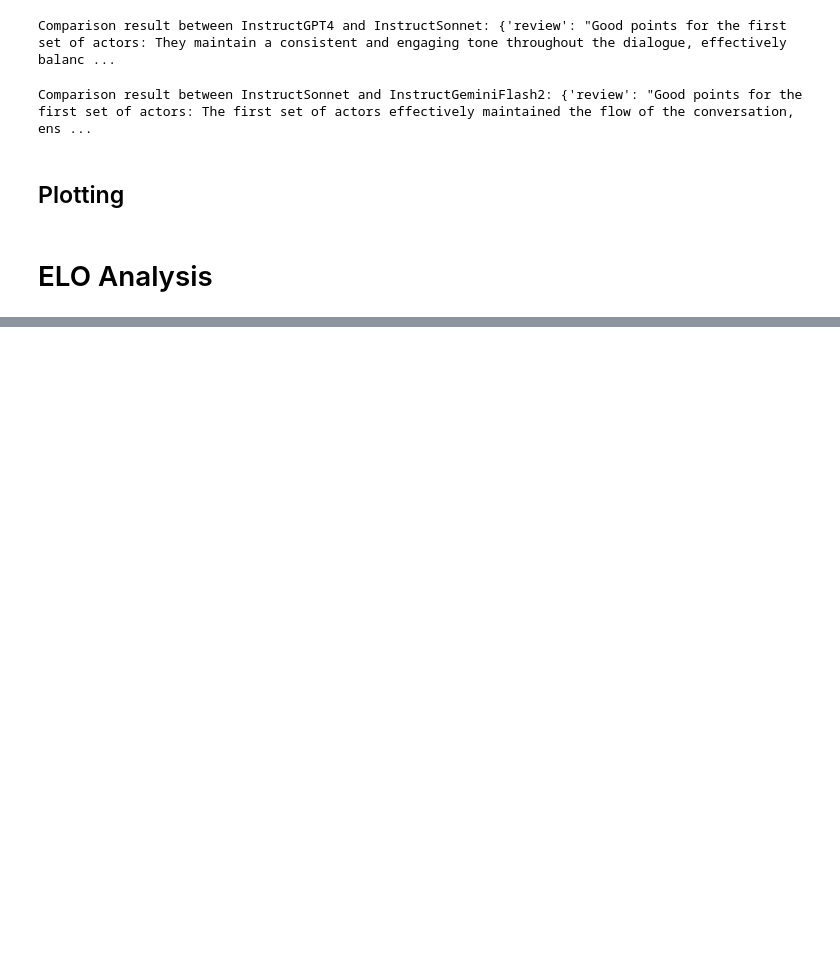
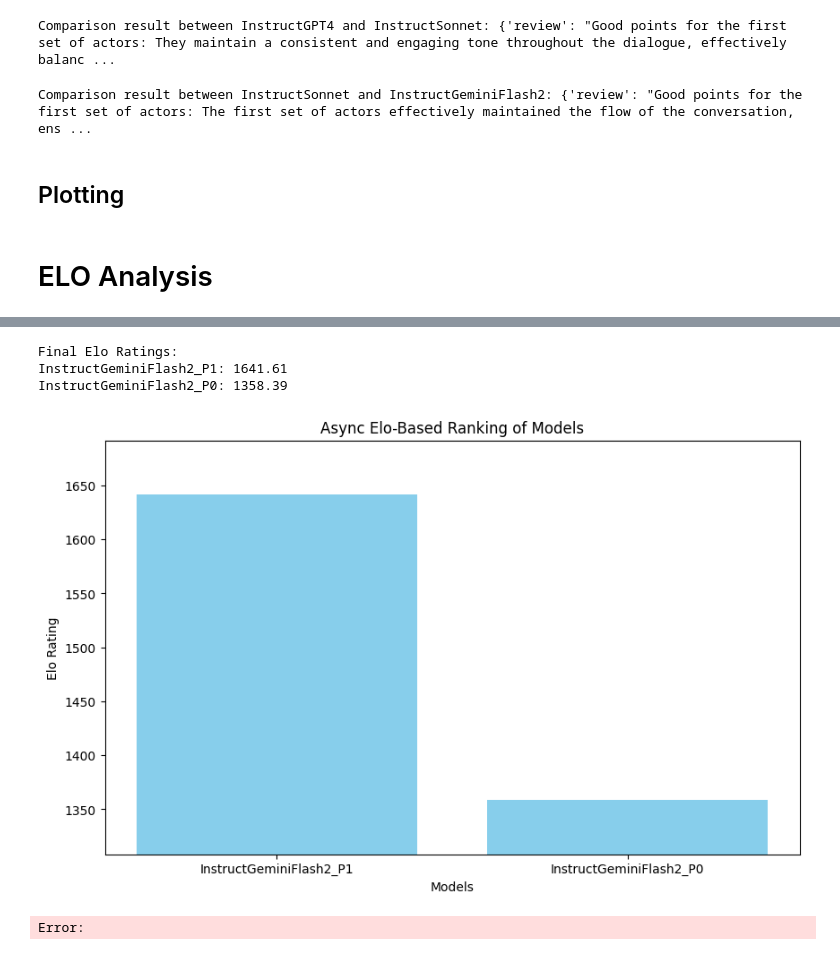
Before and after one commit to Johnny-Z13/digital-actors, a Jupyter notebook: qa_research/qa_analysis.ipynb, the cells around one changed output, grey strips where cells are left out. Drawn from its saved outputs; the diff is of its cells as text; code cells hidden in the pictures; blank space fills up the shorter version.

```diff
--- a/qa_research/qa_analysis.ipynb
+++ b/qa_research/qa_analysis.ipynb
@@ -373,0 +288,9 @@ plt.show()
+# %%
+# This will load the Elo ratings from the file and plot them.
+plot_ratings_from_file("elo_ratings_p0_vs_p1.json")
+# %% [output]
+Final Elo Ratings:
+InstructGeminiFlash2_P1: 1641.61
+InstructGeminiFlash2_P0: 1358.39
+[figure, added]
+Error:
```
Also changed, not shown: parts of 10 cells of this notebook, 4 other files.
